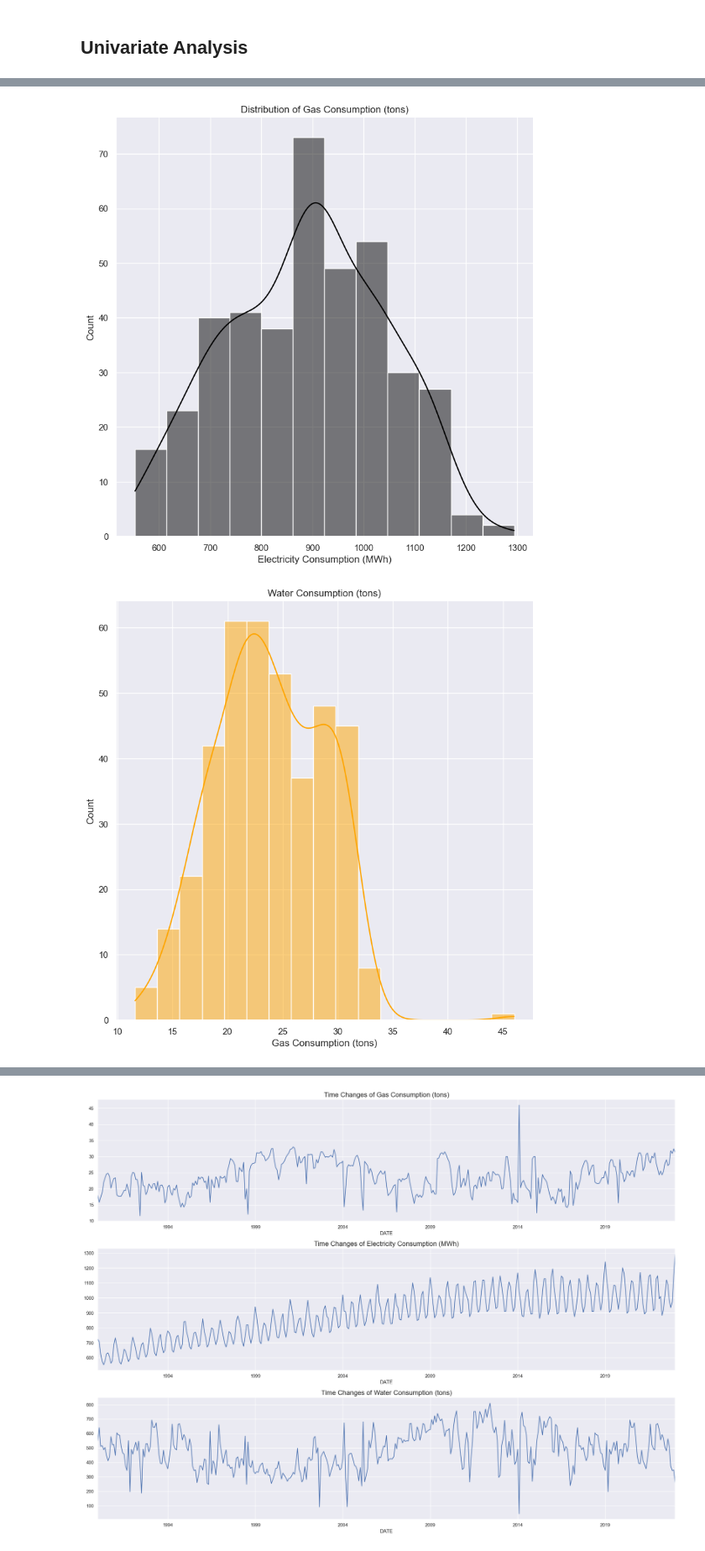
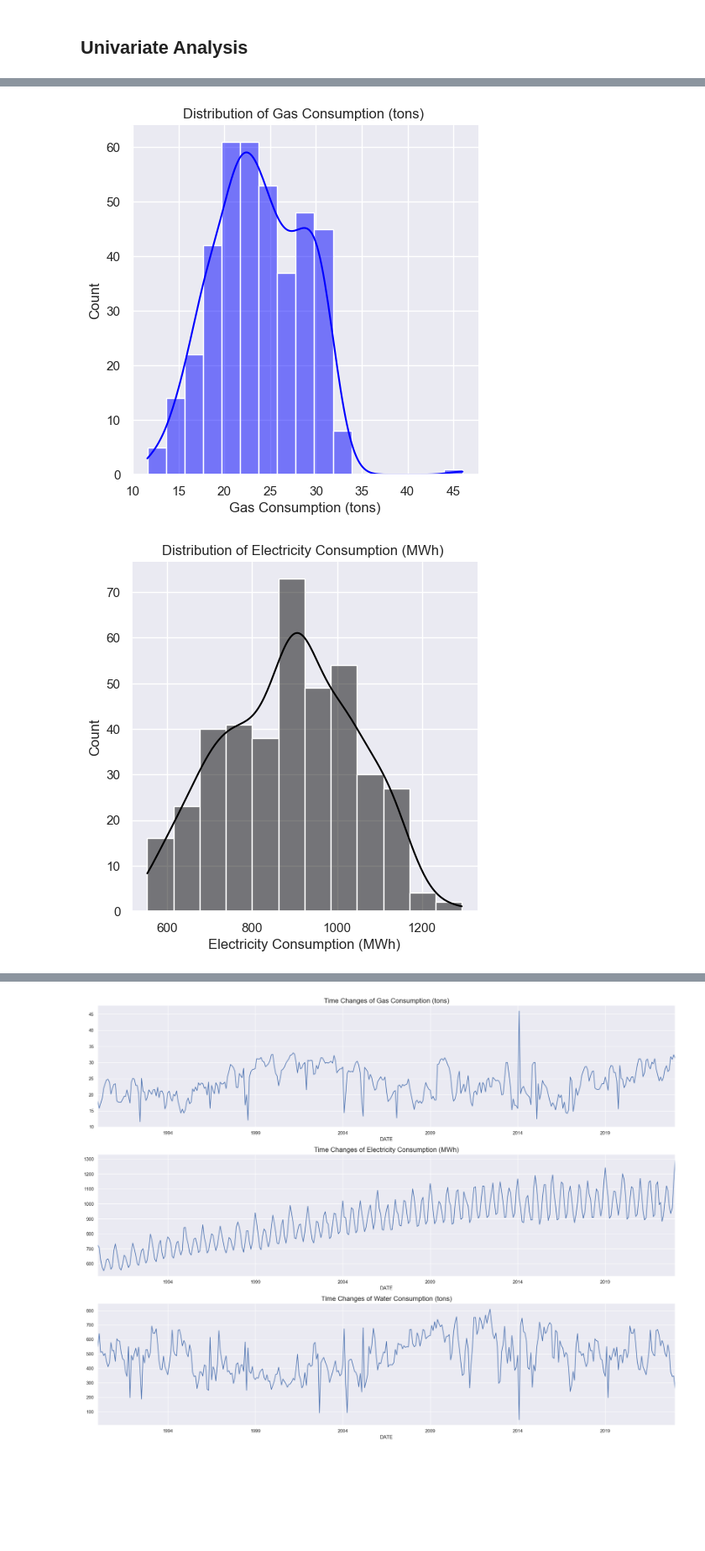
Before and after one commit to ahmakhoo/Forecasting-Clustering-Project, a Jupyter notebook: CA2 part 1.ipynb, the cells around one changed output, grey strips where cells are left out. Shown at 84% size. Cells and saved outputs as stored; diff of their text form; code cells hidden in the pictures; blank space fills up the shorter version.

```diff
--- a/CA2 part 1.ipynb
+++ b/CA2 part 1.ipynb
@@ -95,12 +105,19 @@ plt.show()
 # %%
-sns.displot(x='Electricity Consumption (MWh)', kde=True, height=8, data=df, color = 'black')
-plt.title('Distribution of Gas Consumption (tons)')
-plt.show()
+# sns.displot(x='Electricity Consumption (MWh)', kde=True, height=8, data=df, color = 'black')
+# plt.title('Distribution of Gas Consumption (tons)')
+# plt.show()
-# %% [output]
-[figure, removed]
 # %%
-sns.displot(x='Gas Consumption (tons)', kde=True, height=8, data=df, color = 'orange')
-plt.title('Water Consumption (tons)')
-plt.show()
+# sns.displot(x='Gas Consumption (tons)', kde=True, height=8, data=df, color = 'orange')
+# plt.title('Water Consumption (tons)')
+# plt.show()
-# %% [output]
-[figure, removed]
+# %%
+x_values = ['Gas Consumption (tons)', 'Electricity Consumption (MWh)', 'Gas Consumption (tons)']
+colors = ['blue', 'black', 'red']
+
+for x, color in zip(x_values, colors):
+    sns.displot(x=x, kde=True, height=5, data=df, color=color)
+    plt.title(f"Distribution of {x} ")
+    plt.show()
+# %% [output]
+[figure, added]
+[figure, added]
```
Also changed, not shown: parts of 8 cells of this notebook, 1 other file.
